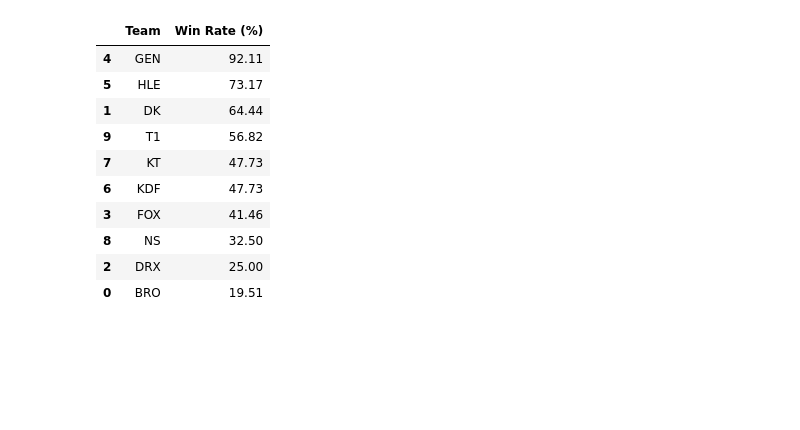
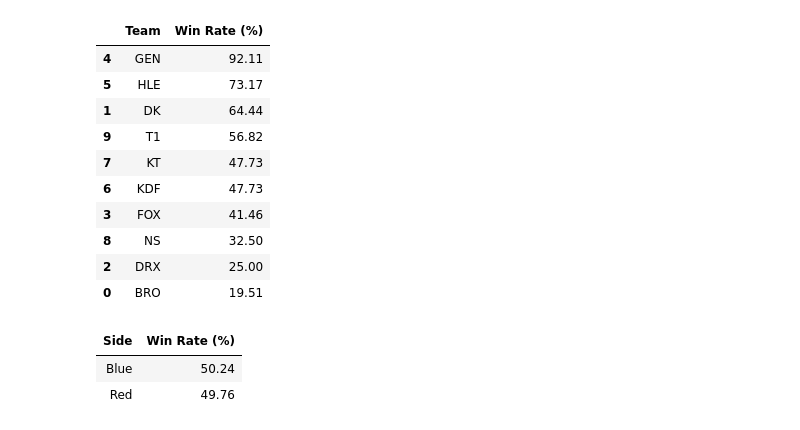
Before and after one commit to NguyenDung0210/LCK_Data_Analysis, a Jupyter notebook: analyze.ipynb, the cells around one changed output. Cells and saved outputs as stored; diff of their text form; code cells hidden in the pictures; blank space fills up the shorter version.

```diff
--- a/analyze.ipynb
+++ b/analyze.ipynb
@@ -243,3 +243,20 @@ win_rate_df
 | 8 | NS | 32.50 |
 | 2 | DRX | 25.00 |
 | 0 | BRO | 19.51 |
+# %%
+team_results = df.groupby(["GameID", "Team", "Side"]).first().reset_index()
+
+side_counts = team_results["Side"].value_counts()
+side_wins = team_results[team_results["Result"] == "Win"]["Side"].value_counts()
+side_win_rate = (side_wins / side_counts * 100).round(2)
+
+side_win_df = pd.DataFrame({
+    "Side": side_win_rate.index,
+    "Win Rate (%)": side_win_rate.values
+})
+
+side_win_df.style.format({"Win Rate (%)": "{:.2f}"}).hide(axis="index").set_properties(**{'text-align': 'center'})
+# %% [output]
+| Side | Win Rate (%) |
+| Blue | 50.24 |
+| Red | 49.76 |
```
Also changed, not shown: parts of 3 cells of this notebook.
